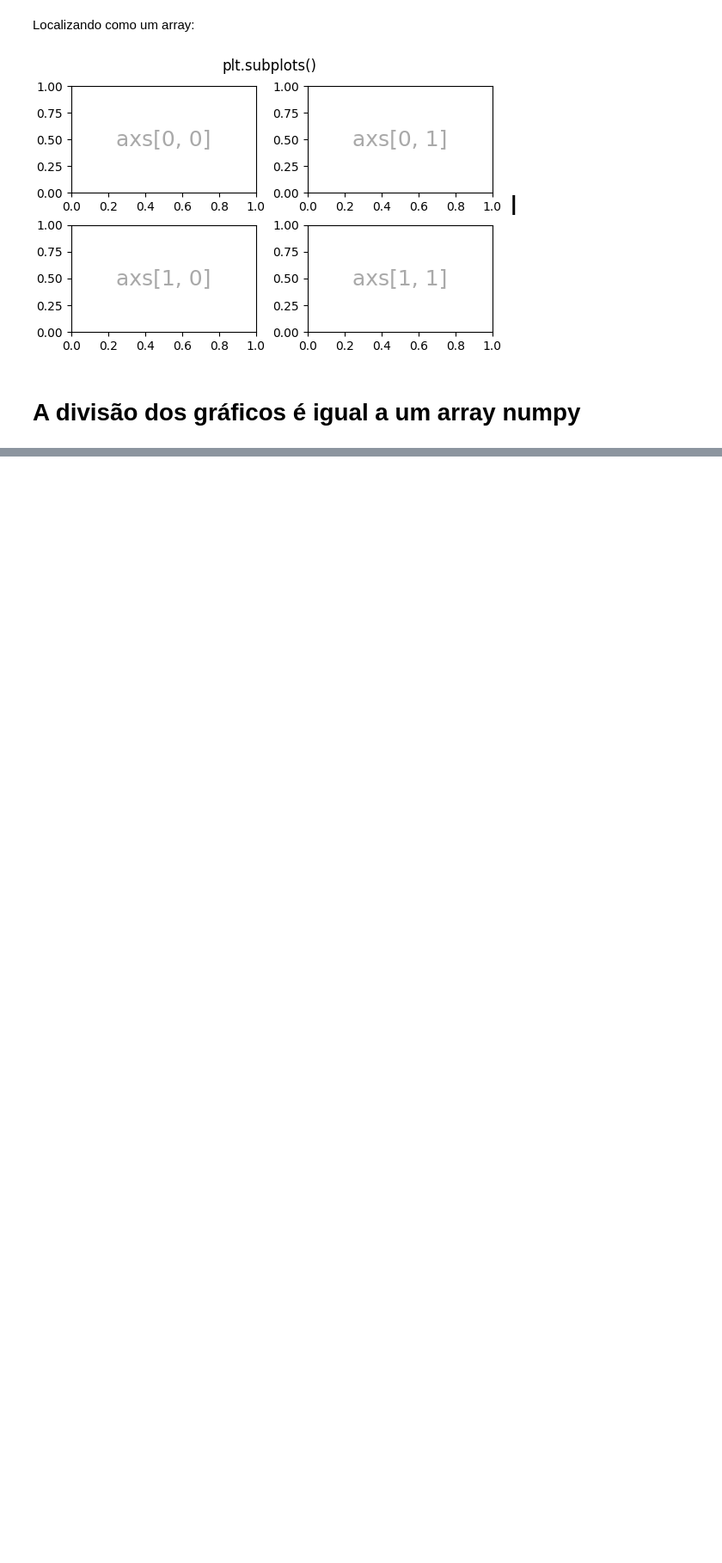
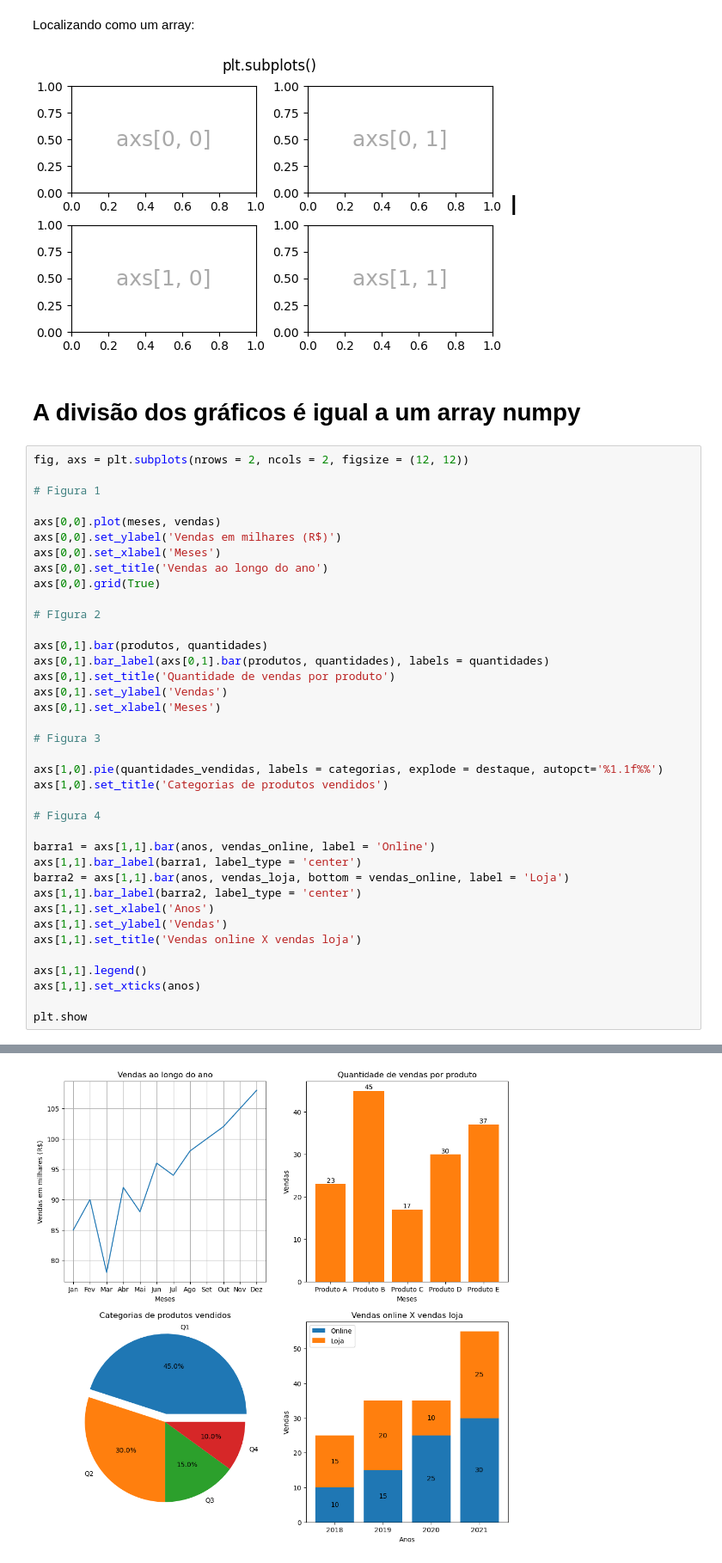
Before and after one commit to DosAnjos013/python-impressionador, a Jupyter notebook: Biblioteca_matplot_e_Numpy/matplotlib_POO/20_api_poo_multiplos_sistemas_de_eixo_inicial.ipynb, the cells around one changed output, grey strips where cells are left out. Shown at 86% size. Drawn from its saved outputs; the diff is of its cells as text; blank space fills up the shorter version.

```diff
--- a/Biblioteca_matplot_e_Numpy/matplotlib_POO/20_api_poo_multiplos_sistemas_de_eixo_inicial.ipynb
+++ b/Biblioteca_matplot_e_Numpy/matplotlib_POO/20_api_poo_multiplos_sistemas_de_eixo_inicial.ipynb
@@ -120,3 +83,42 @@ Localizando como um array:
 -
 # %% [markdown]
 # A divisão dos gráficos é igual a um array numpy
+# %%
+fig, axs = plt.subplots(nrows = 2, ncols = 2, figsize = (12, 12))
+
+# Figura 1
+
+axs[0,0].plot(meses, vendas)
+axs[0,0].set_ylabel('Vendas em milhares (R$)')
+axs[0,0].set_xlabel('Meses')
+axs[0,0].set_title('Vendas ao longo do ano')
+axs[0,0].grid(True)
+
+# FIgura 2
+
+axs[0,1].bar(produtos, quantidades)
+axs[0,1].bar_label(axs[0,1].bar(produtos, quantidades), labels = quantidades)
+axs[0,1].set_title('Quantidade de vendas por produto')
+axs[0,1].set_ylabel('Vendas')
+axs[0,1].set_xlabel('Meses')
+
+# Figura 3
+
+axs[1,0].pie(quantidades_vendidas, labels = categorias, explode = destaque, autopct='%1.1f%%')
+axs[1,0].set_title('Categorias de produtos vendidos')
+
+# Figura 4
+
+barra1 = axs[1,1].bar(anos, vendas_online, label = 'Online')
+axs[1,1].bar_label(barra1, label_type = 'center')
+barra2 = axs[1,1].bar(anos, vendas_loja, bottom = vendas_online, label = 'Loja')
+axs[1,1].bar_label(barra2, label_type = 'center')
+axs[1,1].set_xlabel('Anos')
+axs[1,1].set_ylabel('Vendas')
+axs[1,1].set_title('Vendas online X vendas loja')
+
+axs[1,1].legend()
+axs[1,1].set_xticks(anos)
+
+plt.show
+# %% [output]
@@ -122,0 +126 @@ Localizando como um array:
+[figure, added]
```
Also changed, not shown: parts of 4 cells of this notebook.
